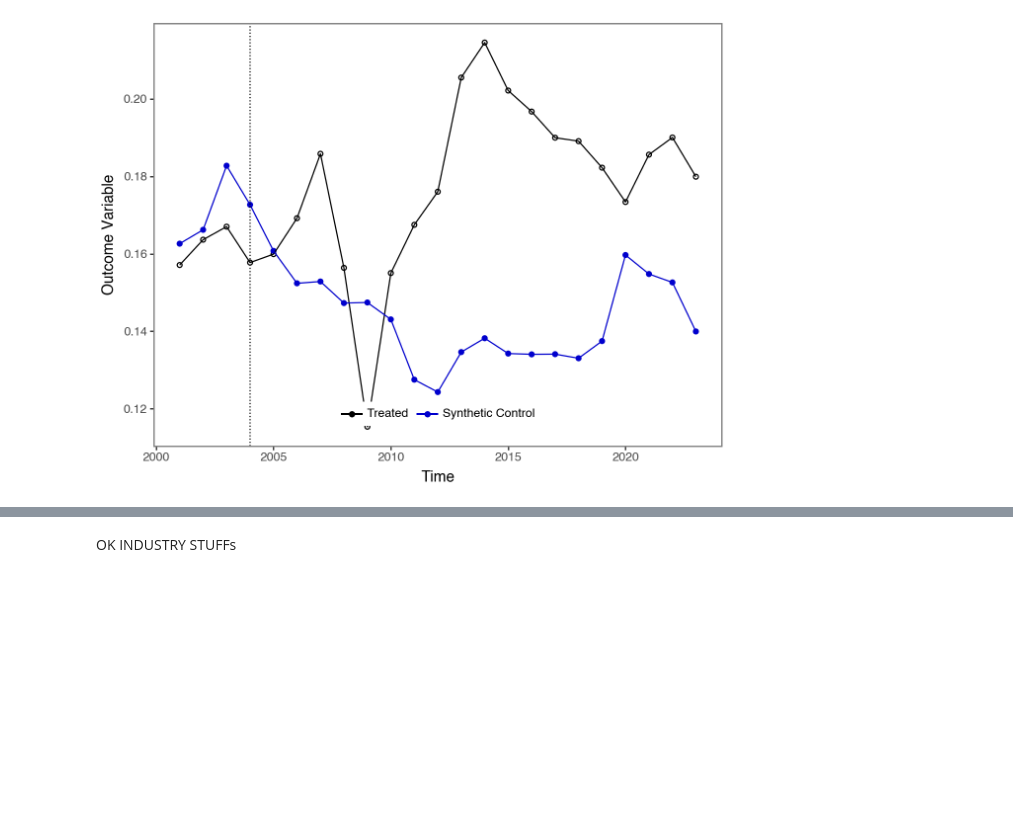
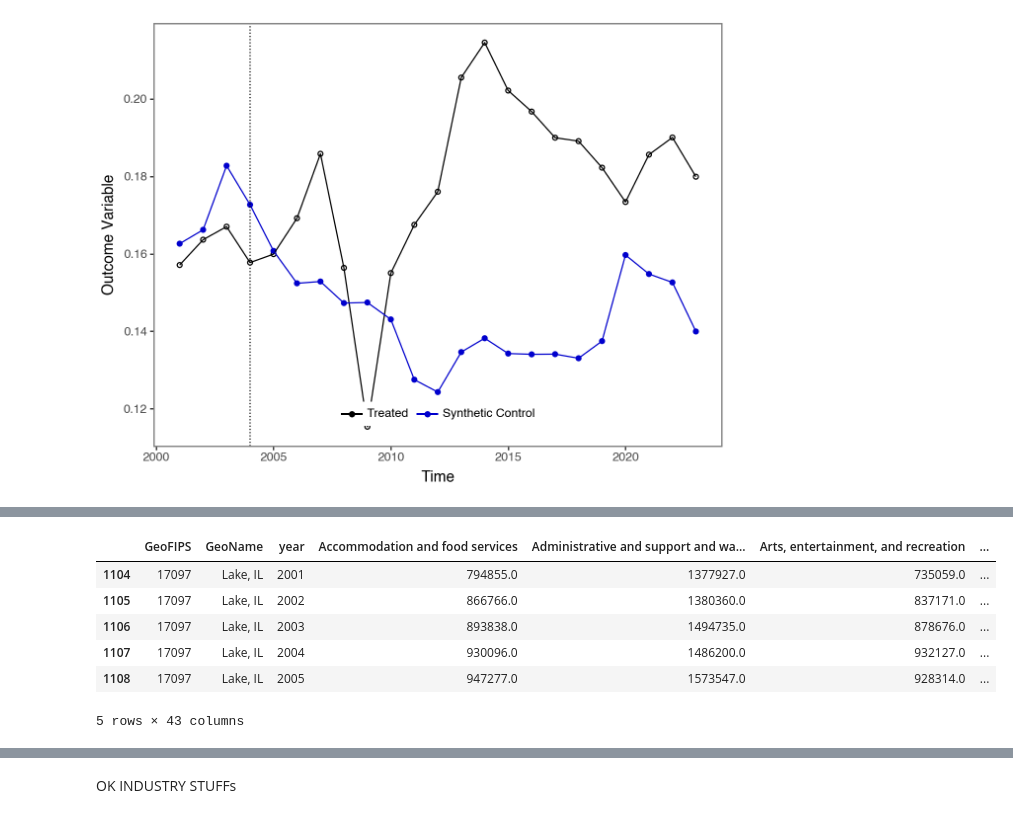
Before and after one commit to wren17/epa_greenbook_project, a Jupyter notebook: analysis.ipynb, the cells around one changed output, grey strips where cells are left out. Drawn from its saved outputs; the diff is of its cells as text; code cells hidden in the pictures; blank space fills up the shorter version.

```diff
--- a/analysis.ipynb
+++ b/analysis.ipynb
@@ -1056,0 +1134,10 @@ iterations completed (90%)
+# %%
+hubs_gdp.head()
+# %% [output]
+|  | GeoFIPS | GeoName | year | Accommodation and food services | Administrative and support and wa... | Arts, entertainment, and recreation | ... |
+| 1104 | 17097 | Lake, IL | 2001 | 794855.0 | 1377927.0 | 735059.0 | ... |
+| 1105 | 17097 | Lake, IL | 2002 | 866766.0 | 1380360.0 | 837171.0 | ... |
+| 1106 | 17097 | Lake, IL | 2003 | 893838.0 | 1494735.0 | 878676.0 | ... |
+| 1107 | 17097 | Lake, IL | 2004 | 930096.0 | 1486200.0 | 932127.0 | ... |
+| 1108 | 17097 | Lake, IL | 2005 | 947277.0 | 1573547.0 | 928314.0 | ... |
+5 rows × 43 columns
```
Also changed, not shown: parts of 8 cells of this notebook.
